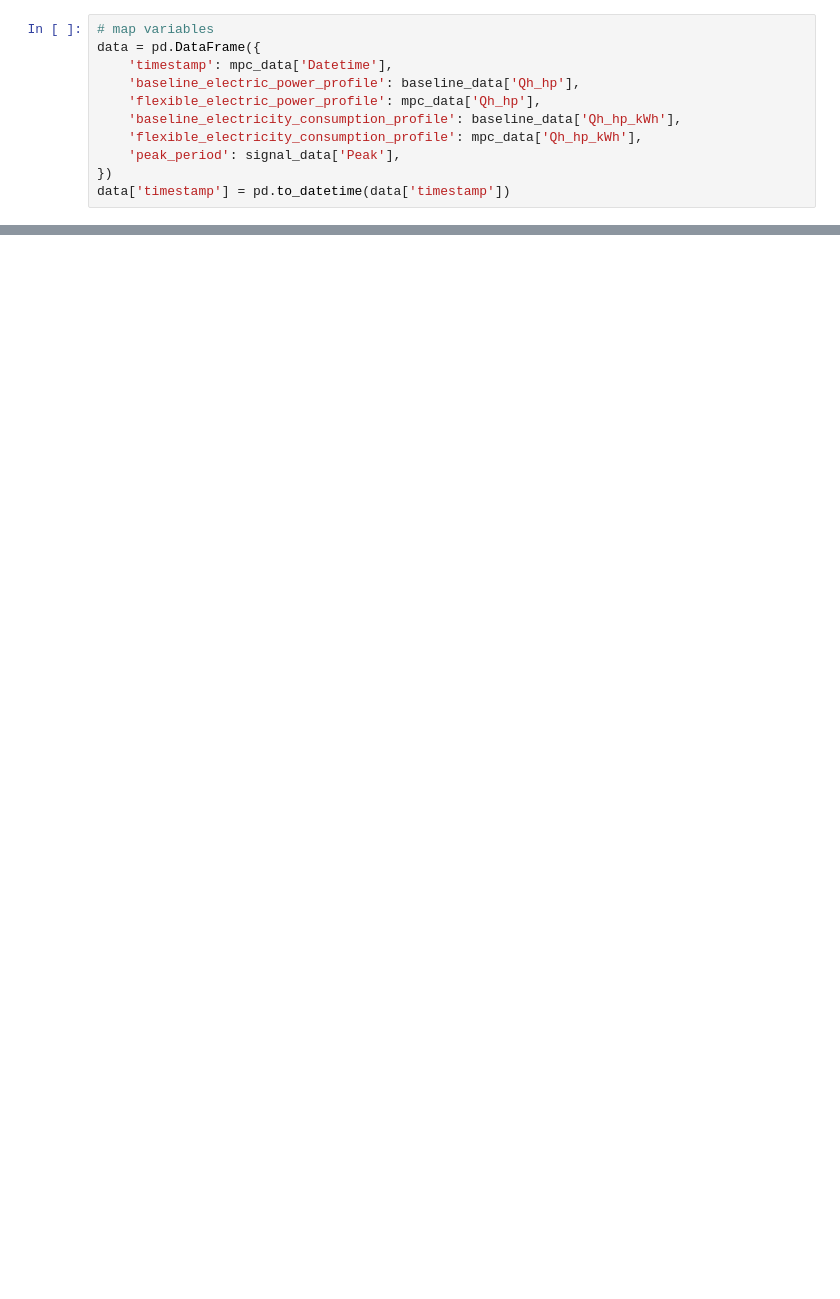
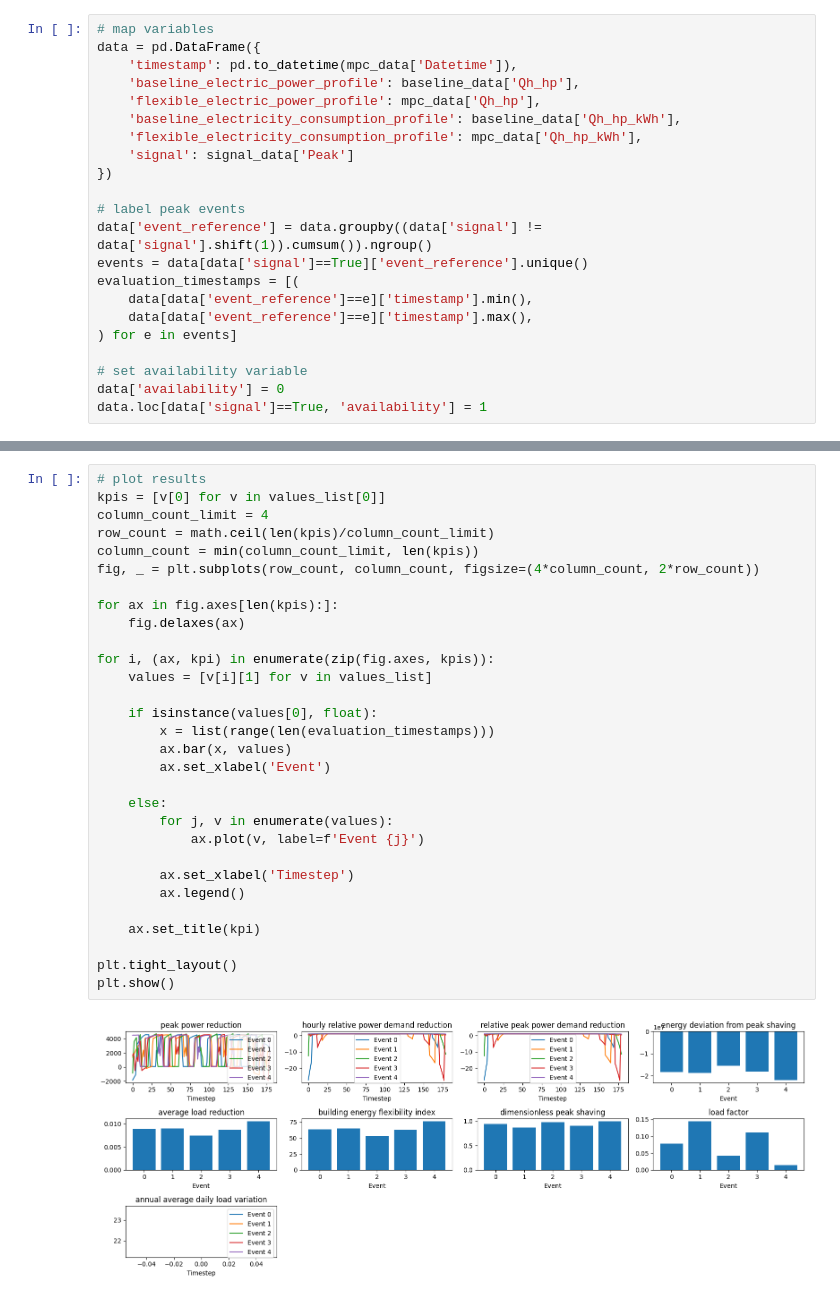
Before and after one commit to HichamJohra/energy_flexibility_kpis, a Jupyter notebook: examples/demo.ipynb, the cells around one changed output, grey strips where cells are left out. Cells and saved outputs as stored; diff of their text form; blank space fills up the shorter version.

```diff
--- a/examples/demo.ipynb
+++ b/examples/demo.ipynb
@@ -43,11 +142,22 @@ Signals:
 # %%
 # map variables
 data = pd.DataFrame({
-    'timestamp': mpc_data['Datetime'],
+    'timestamp': pd.to_datetime(mpc_data['Datetime']),
     'baseline_electric_power_profile': baseline_data['Qh_hp'],
     'flexible_electric_power_profile': mpc_data['Qh_hp'],
     'baseline_electricity_consumption_profile': baseline_data['Qh_hp_kWh'],
     'flexible_electricity_consumption_profile': mpc_data['Qh_hp_kWh'],
-    'peak_period': signal_data['Peak'],
+    'signal': signal_data['Peak']
 })
-data['timestamp'] = pd.to_datetime(data['timestamp'])
+
+# label peak events
+data['event_reference'] = data.groupby((data['signal'] != data['signal'].shift(1)).cumsum()).ngroup()
+events = data[data['signal']==True]['event_reference'].unique()
+evaluation_timestamps = [(
+    data[data['event_reference']==e]['timestamp'].min(),
+    data[data['event_reference']==e]['timestamp'].max(),
+) for e in events]
+
+# set availability variable
+data['availability'] = 0
+data.loc[data['signal']==True, 'availability'] = 1
@@ -139,0 +262,32 @@ plt.show()
+# %%
+# plot results
+kpis = [v[0] for v in values_list[0]]
+column_count_limit = 4
+row_count = math.ceil(len(kpis)/column_count_limit)
+column_count = min(column_count_limit, len(kpis))
+fig, _ = plt.subplots(row_count, column_count, figsize=(4*column_count, 2*row_count))
+
+for ax in fig.axes[len(kpis):]:
+    fig.delaxes(ax)
+
+for i, (ax, kpi) in enumerate(zip(fig.axes, kpis)):
+    values = [v[i][1] for v in values_list]
+
+    if isinstance(values[0], float):
+        x = list(range(len(evaluation_timestamps)))
+        ax.bar(x, values)
+        ax.set_xlabel('Event')
+
+    else:
+        for j, v in enumerate(values):
+            ax.plot(v, label=f'Event {j}')
+
+        ax.set_xlabel('Timestep')
+        ax.legend()
+
+    ax.set_title(kpi)
+
+plt.tight_layout()
+plt.show()
+# %% [output]
+[figure, added]
```
Also changed, not shown: parts of 17 cells of this notebook.
